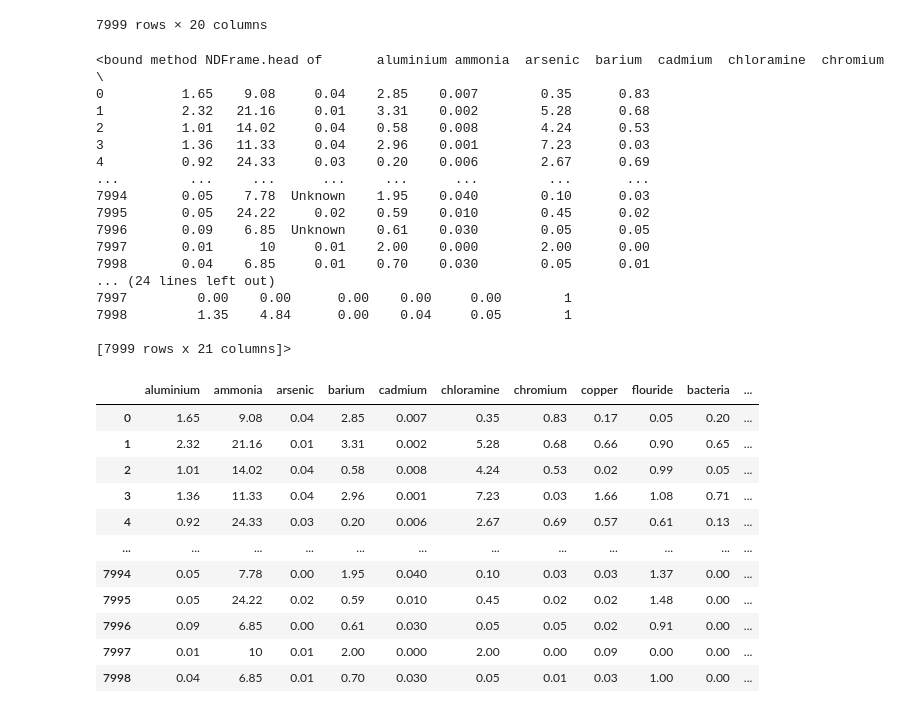
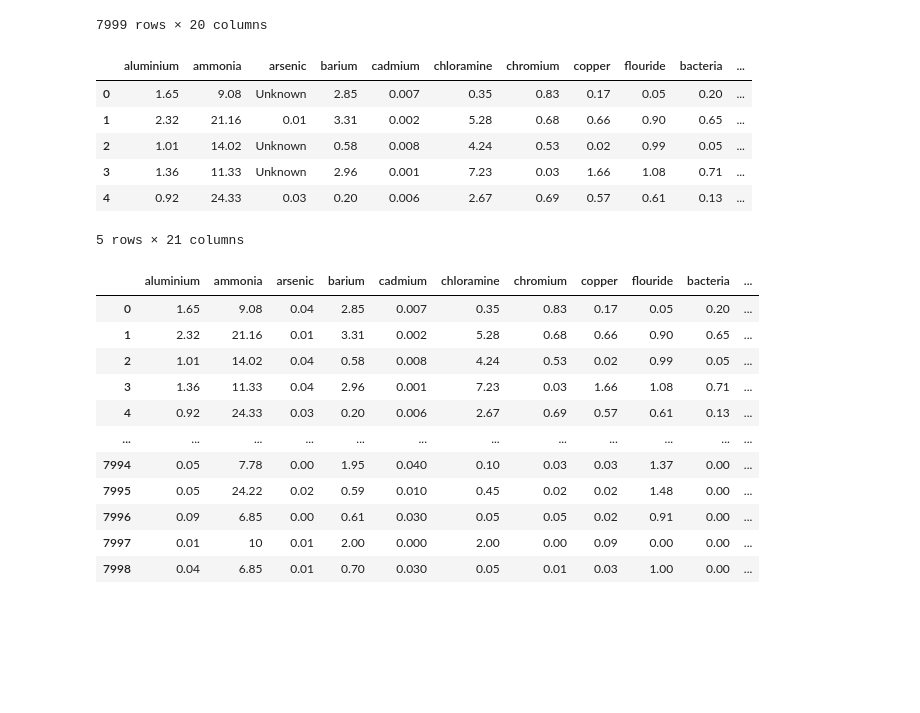
Before and after one commit to NamelessHatred/practottotototo5, a Jupyter notebook: practos.ipynb, the cells around one changed output. Drawn from its saved outputs; the diff is of its cells as text; code cells hidden in the pictures; blank space fills up the shorter version.

```diff
--- a/practos.ipynb
+++ b/practos.ipynb
@@ -98,26 +89,16 @@ df.drop(columns = ["arsenic"]) #удаляет всю колонку под на
 # %%
 import pandas as dp #импорт pandas для того чтобы работать с этой библиотекой
 df = dp.read_csv('waterQuality1.csv') #читает таблицу/файл
-df=df.replace({"arsenic":0}, "Unknown") #Заменяет значения, равные нулю на "Unknown"
-df.head
+df=df.replace({"arsenic":0.04}, "Unknown") #Заменяет значения, равные 0.04 на Unknown
+df.head() #выводит таблицу, показывая уже изменённый стобец "arsenic"
 # %% [output]
+|  | aluminium | ammonia | arsenic | barium | cadmium | chloramine | chromium | copper | flouride | bacteria | ... |
+| 0 | 1.65 | 9.08 | Unknown | 2.85 | 0.007 | 0.35 | 0.83 | 0.17 | 0.05 | 0.20 | ... |
+| 1 | 2.32 | 21.16 | 0.01 | 3.31 | 0.002 | 5.28 | 0.68 | 0.66 | 0.90 | 0.65 | ... |
+| 2 | 1.01 | 14.02 | Unknown | 0.58 | 0.008 | 4.24 | 0.53 | 0.02 | 0.99 | 0.05 | ... |
+| 3 | 1.36 | 11.33 | Unknown | 2.96 | 0.001 | 7.23 | 0.03 | 1.66 | 1.08 | 0.71 | ... |
+| 4 | 0.92 | 24.33 | 0.03 | 0.20 | 0.006 | 2.67 | 0.69 | 0.57 | 0.61 | 0.13 | ... |
-<bound method NDFrame.head of       aluminium ammonia  arsenic  barium  cadmium  chloramine  chromium  \
-0          1.65    9.08     0.04    2.85    0.007        0.35      0.83
-1          2.32   21.16     0.01    3.31    0.002        5.28      0.68
-2          1.01   14.02     0.04    0.58    0.008        4.24      0.53
-3          1.36   11.33     0.04    2.96    0.001        7.23      0.03
-4          0.92   24.33     0.03    0.20    0.006        2.67      0.69
-...         ...     ...      ...     ...      ...         ...       ...
-7994       0.05    7.78  Unknown    1.95    0.040        0.10      0.03
-7995       0.05   24.22     0.02    0.59    0.010        0.45      0.02
-7996       0.09    6.85  Unknown    0.61    0.030        0.05      0.05
-7997       0.01      10     0.01    2.00    0.000        2.00      0.00
-7998       0.04    6.85     0.01    0.70    0.030        0.05      0.01
-... (24 lines left out)
-7997         0.00    0.00      0.00    0.00     0.00        1
-7998         1.35    4.84      0.00    0.04     0.05        1
-
-[7999 rows x 21 columns]>
+5 rows × 21 columns
 # %%
 import pandas as dp #импорт pandas для того чтобы работать с этой библиотекой
 df = dp.read_csv('waterQuality1.csv') #читает таблицу/файл
```
Also changed, not shown: parts of 4 cells of this notebook.
